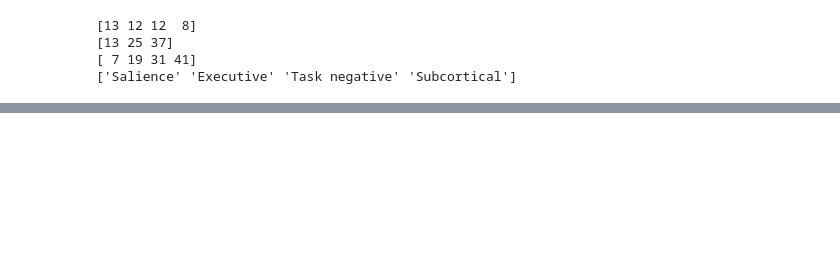
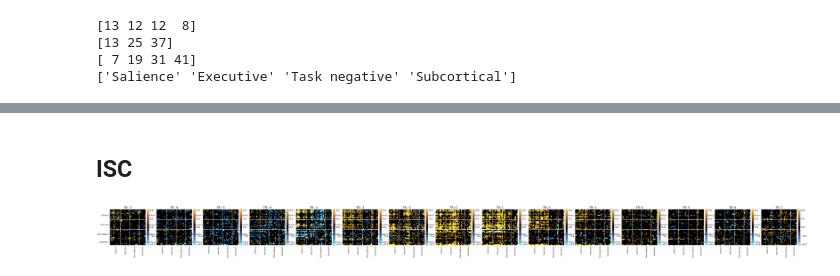
Before and after one commit to govinda-umd/network_dynamics, a Jupyter notebook: _sources/nb/oct22/00-data-emo2_rois-mashid_desc-near_miss_analysis.ipynb, the cells around one changed output, grey strips where cells are left out. Cells and saved outputs as stored; diff of their text form; code cells hidden in the pictures; blank space fills up the shorter version.

```diff
--- a/_sources/nb/oct22/00-data-emo2_rois-mashid_desc-near_miss_analysis.ipynb
+++ b/_sources/nb/oct22/00-data-emo2_rois-mashid_desc-near_miss_analysis.ipynb
@@ -272,0 +110,36 @@ plot_segment_lengths(args, segment_lens)
+# %%
+# subject-wise responses at each TR
+ts = dataset_utils.get_emo2_near_miss_TRwise_responses(args, X)
+# %% [markdown]
+## ISC
+# %%
+# ISC matrices at each TR
+args.CORR_NAMES = ['isfcs', 'iscs']
+args.pairwise=False
+args.vectorize_isfcs = True
+args.n_bootstraps = 1000
+args.positive_only = False
+(
+    corrs,
+    bootstraps,
+    rois
+) = isc_utils.get_isfcs(
+    args,
+    ts
+)
+(
+    observed_isfcs, observed_p_vals,
+    significant_rois, conf_intervals
+) = isc_utils.get_squareform_matrices(
+    args,
+    bootstraps,
+    rois,
+    threshold_mats=True
+)
+isc_utils.plot_emo2_near_miss_isfcs(
+    args,
+    observed_isfcs,
+    significant_rois
+)
+# %% [output]
+[figure, added]
```
Also changed, not shown: parts of 28 cells of this notebook, 21 other files.
